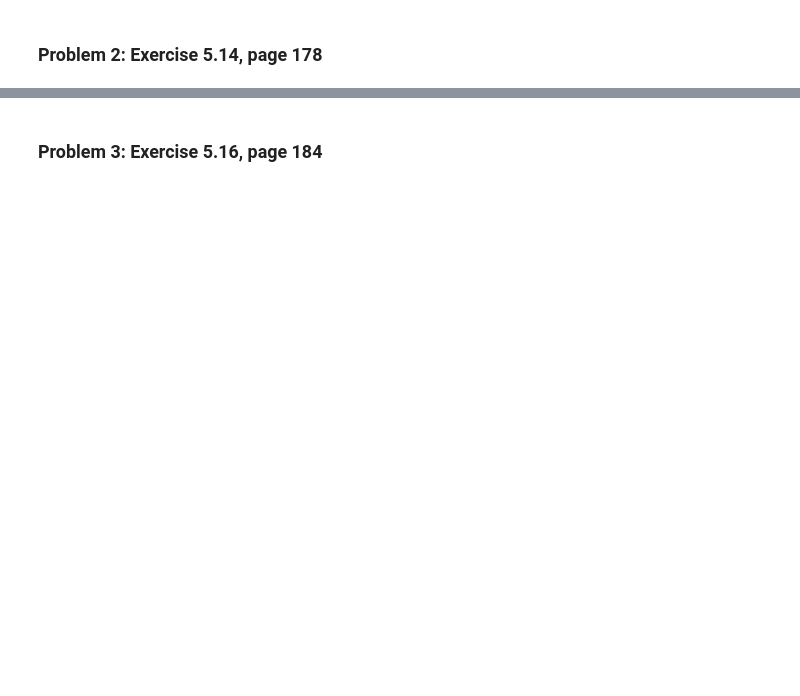
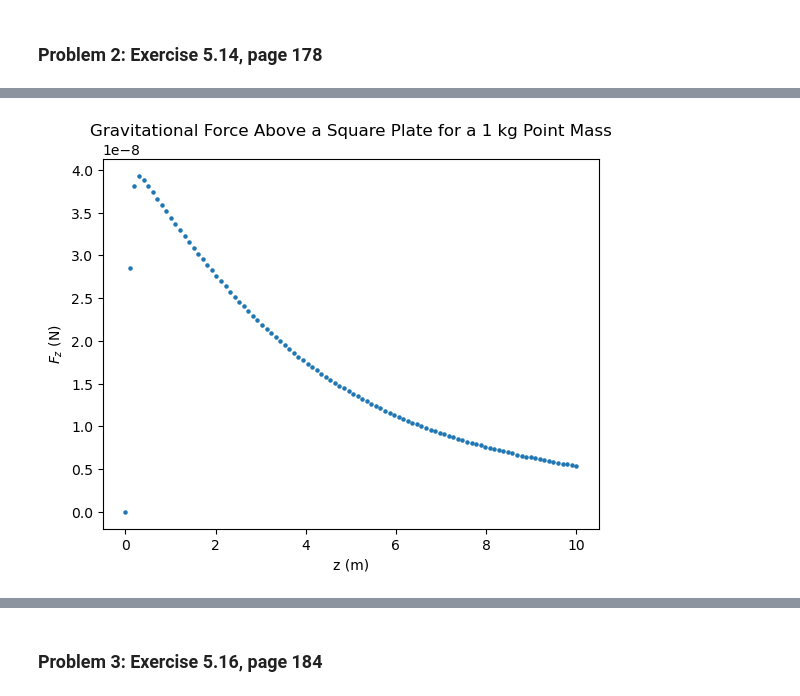
Before and after one commit to LDeGroot-Wooster/CompPhys26, a Jupyter notebook: General/Homework05_KristenTownsend.ipynb, the cells around one changed output, grey strips where cells are left out. Saved outputs shown, nothing was run; the diff lists cells and outputs as text; code cells hidden in the pictures; blank space fills up the shorter version.

```diff
--- a/General/Homework05_KristenTownsend.ipynb
+++ b/General/Homework05_KristenTownsend.ipynb
@@ -43,15 +31,18 @@ $$W = \frac{k_B^4 T^4}{4\pi^2 c^2 \hbar^3} \int_{0}^{\infty} \frac{x^3}{e^x - 1}
 # defining the part being integrated as a function
 def int_W(z):
     # breaking down the function to avoid mis-types
-    a = (z / (1-z))**3
-    b = np.expm1(z / (1-z))
+    u = z / (1-z)
 
-    if b > 1e309:
-        print("uh oh")
+    # avoid overflow in exp
+    if u > 1000:
+        return 0.0
 
+    a = u**3
+    b = np.expm1(u)
     c = 1 / (1-z)**2
     return (a/b)*c
 
+# applying gaussean quadrature
 # integration constants
 step_N = 50
 low = 0.0
@@ -62,5 +53,6 @@ s = 0.0
 for k in range(step_N):
     s += w1[k]*int_W(x1[k])
 
-print(s)
+# printing results
+print("Integral result:", s)
 # %% [output]
@@ -93,2 +124,49 @@ Applied Gaussian quadrature
+# %%
+# part b
+# define the integrand as a function
+def grav_func(x, y, z):
+    return 1 / (x**2 + y**2 + z**2)**(3/2)
+
+# Gaussian quadrature
+# integration constants
+G = 6.674e-11 # gravitational constant
+sigma = 0.1 * 1000# metric ton, converted to kg, mass per unit area
+
+step_N = 50
+L = 10 # meters, side length
+
+# integration bounds
+a_grav = -L/2 # m
+b_grav = L/2 # m
+
+# points and weights
+x_grav, w_grav = gaussxw(step_N, a_grav, b_grav) # x and y have same bounds
+
+# make an array of z-values and eventual force values
+z_vals = np.linspace(1e-10, 10, 100) # 100 pts along axis
+F_vals = np.zeros(len(z_vals))
+
+# fill in the forces
+for k in range(len(z_vals)):
+    # reset summation for every z-value
+    s = 0.0
+    # 2D grid
+    for i in range(step_N):
+        for j in range(step_N):
+            # x and y are the same, can re-use points and weights arrays
+            s += w_grav[i]*w_grav[j] * grav_func(x_grav[i], x_grav[j], z_vals[k])
+
+    F_vals[k] = G * sigma * z_vals[k] * s
+
+# plotting time
+plt.scatter(z_vals, F_vals, s=5)
+
+plt.xlabel("z (m)")
+plt.ylabel("$F_z$ (N)")
+plt.title("Gravitational Force Above a Square Plate for a 1 kg Point Mass")
+
+plt.show()
+# %% [output]
+[figure, added]
 # %% [markdown]
 #### Explanation:
```
Also changed, not shown: parts of 15 cells of this notebook.
